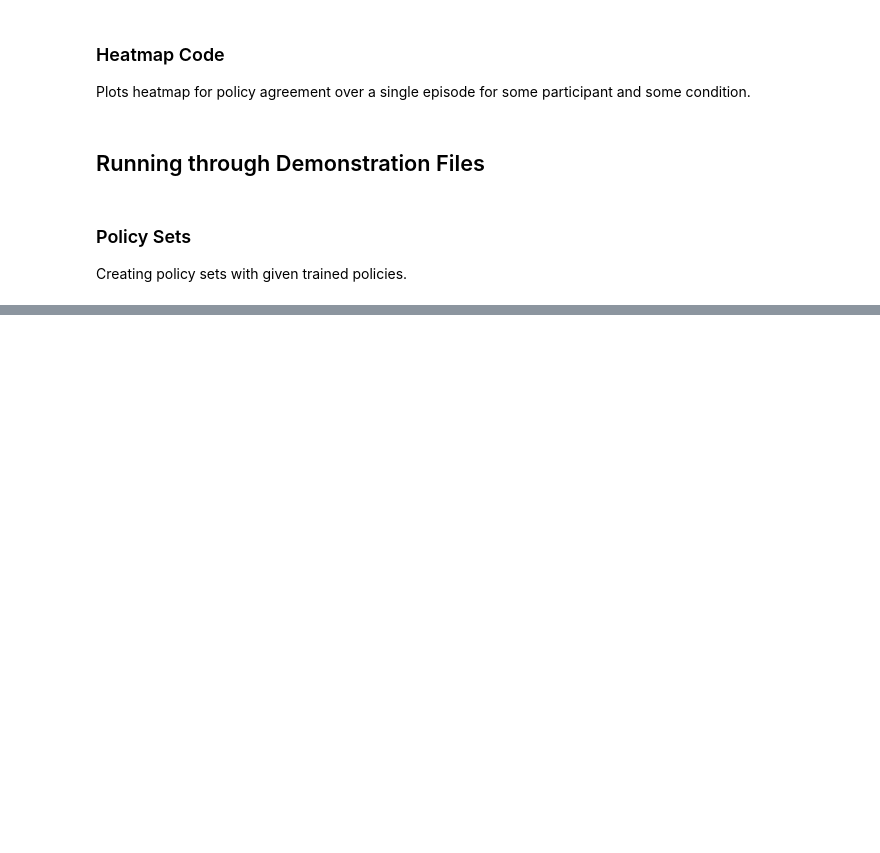
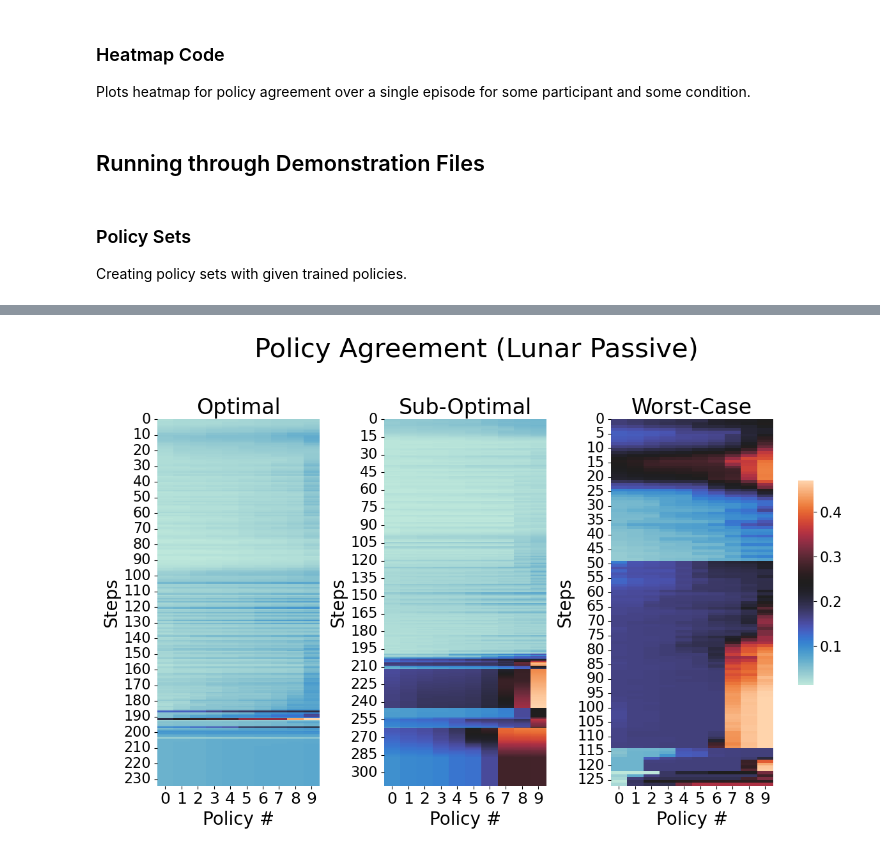
Before and after one commit to your-profile/NeuroLoop-Classification, a Jupyter notebook: FIGURES_optimality_heatmaps.ipynb, the cells around one changed output, grey strips where cells are left out. Cells and saved outputs as stored; diff of their text form; code cells hidden in the pictures; blank space fills up the shorter version.

```diff
--- a/FIGURES_optimality_heatmaps.ipynb
+++ b/FIGURES_optimality_heatmaps.ipynb
@@ -35,7 +35,7 @@ heatmap_dict = {
     "LP": {'error':[], 'label': []},
 }
 # %%
-PID = "023_"
+PID = "020_"
 condition = "LW"
 
 df_pickle, df_neural, policy_file = find_files(PID, condition)
@@ -44,4 +44,5 @@ demonstration = open(df_pickle, 'rb')
 demo_dict = dict(pickle.load(demonstration))
 
 seed = demo_dict[1]["seed"]
-episodes = demo_dict["NumberOfDemos"]
+# demo_dict
+episodes = demo_dict[0]["numDemonstrations"]
@@ -417,32 +443,50 @@ error_df["FP"]['label']
 # %%
 import seaborn as sns
+
+to_view = [7, 26, 5]
+def set_step_ticks(ax, num_steps, step=15, fontsize=18):
+    yticks = np.arange(0, num_steps, step)
+    ax.set_yticks(yticks)
+    ax.set_yticklabels(yticks, fontsize=fontsize)
+
 fig, axes = plt.subplots(1, 3, figsize=(12, 8))
 
-sns.heatmap(np.sort(np.asarray(heatmap_df[condition]['error'][27]), axis=1), ax=axes[0], cmap='icefire', cbar=False)
+data0 = np.sort(np.asarray(heatmap_df[condition]['error'][to_view[0]]), axis=1)
+sns.heatmap(data0, ax=axes[0], cmap='icefire', cbar=False)
 axes[0].set_title("Optimal", fontsize=24)
 axes[0].set_xlabel('Policy #', fontsize=20)
 axes[0].set_ylabel('Steps', fontsize=20)
 axes[0].tick_params(axis='x', labelsize=18)
-axes[0].tick_params(axis='y', labelsize=13)
+set_step_ticks(axes[0], data0.shape[0], step=10, fontsize=16)
 
-sns.heatmap(np.sort(np.asarray(heatmap_df[condition]['error'][29]), axis=1), ax=axes[1], cmap='icefire', cbar=False)
+data1 = np.sort(np.asarray(heatmap_df[condition]['error'][to_view[1]]), axis=1)
+sns.heatmap(data1, ax=axes[1], cmap='icefire', cbar=False)
 axes[1].set_title("Sub-Optimal", fontsize=24)
 axes[1].set_xlabel('Policy #', fontsize=20)
 axes[1].set_ylabel('Steps', fontsize=20)
 axes[1].tick_params(axis='x', labelsize=18)
-axes[1].tick_params(axis='y', labelsize=13)
+set_step_ticks(axes[1], data1.shape[0], step=15, fontsize=16)
 
-sns.heatmap(np.sort(np.asarray(heatmap_df[condition]['error'][26]), axis=1), ax=axes[2], cmap='icefire', cbar=True, cbar_ax=fig.add_axes([0.92, 0.3, 0.02, 0.4]))
+data2 = np.sort(np.asarray(heatmap_df[condition]['error'][to_view[2]]), axis=1)
+hm = sns.heatmap(
+    data2,
+    ax=axes[2],
+    cmap='icefire',
+    cbar=True,
+    cbar_ax=fig.add_axes([0.92, 0.3, 0.02, 0.4])
+)
 axes[2].set_title("Worst-Case", fontsize=24)
 axes[2].set_xlabel('Policy #', fontsize=20)
 axes[2].set_ylabel('Steps', fontsize=20)
 axes[2].tick_params(axis='x', labelsize=18)
-axes[2].tick_params(axis='y', labelsize=13)
-
-fig.suptitle('Policy Agreement (Flappy Passive)', fontsize=30)
-
+set_step_ticks(axes[2], data2.shape[0], step=5, fontsize=16)
+cbar = hm.collections[0].colorbar
+cbar.ax.tick_params(labelsize=16)
+fig.suptitle('Policy Agreement (Lunar Passive)', fontsize=30)
 plt.tight_layout(rect=[0, 0, 0.9, 0.95])
 plt.show()
+# %% [output]
+[figure, added]
 # %%
 fig, axes = plt.subplots(6, 3, figsize=(20, 20), sharey='row')
 print(error_df["RP"])
```
Also changed, not shown: parts of 9 cells of this notebook, 25 other files.
